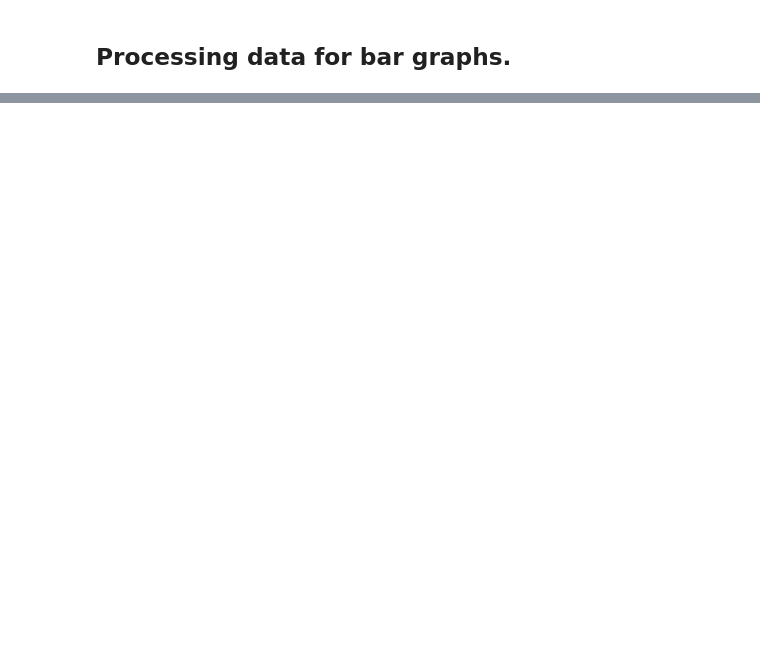
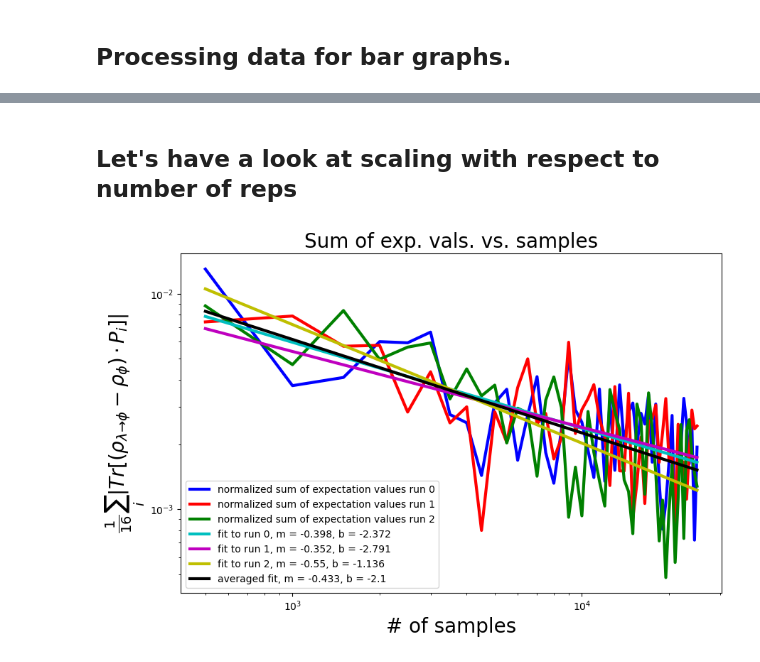
Before and after one commit to jaftergood/Noise_scaling, a Jupyter notebook: pauli_ns_example_workbook.ipynb, the cells around one changed output, grey strips where cells are left out. Drawn from its saved outputs; the diff is of its cells as text; code cells hidden in the pictures; blank space fills up the shorter version.

```diff
--- a/pauli_ns_example_workbook.ipynb
+++ b/pauli_ns_example_workbook.ipynb
@@ -294,0 +318,2 @@ plt.show()
+# %% [markdown]
+## Let's have a look at scaling with respect to number of reps
@@ -294,0 +331,5 @@ plt.show()
+# %%
+for m, n in enumerate(rep_vector):
+    p_noise_list[m].run_experiment(n, trotter_steps)
+    p_noise_list_1[m].run_experiment(n, trotter_steps)
+    p_noise_list_2[m].run_experiment(n, trotter_steps)
@@ -294,0 +349,4 @@ plt.show()
+# %%
+no_mit_phi = p_noise_list[-1].evolve_target_without_mitigation(den0x_vec)
+no_mit_phi_1 = p_noise_list_1[-1].evolve_target_without_mitigation(den0x_vec)
+no_mit_phi_2 = p_noise_list_2[-1].evolve_target_without_mitigation(den0x_vec)
@@ -294,0 +367,55 @@ plt.show()
+# %%
+summed_output = []
+summed_output_1 = []
+summed_output_2 = []
+for rep, out, out1, out2 in zip(rep_vector, outcome_app_list, outcome_app_list_1, outcome_app_list_2):
+    k = sum([np.abs(i[1] - j[1]) for i, j in zip(out, outcome_phi_chk)])
+    k1 = sum([np.abs(i[1] - j[1]) for i, j in zip(out1, outcome_phi_chk)])
+    k2 = sum([np.abs(i[1] - j[1]) for i, j in zip(out2, outcome_phi_chk)])
+    summed_output.append((rep, k))
+    summed_output_1.append((rep, k1))
+    summed_output_2.append((rep, k2))
+# %%
+# bw = 'white'
+bw = 'black'
+
+fig, axes = plt.subplots(1,1, figsize=(9,6))
+
+axes.plot([s[0] for s in summed_output], [s[1]/16 for s in summed_output],'-b',linewidth=3, label='normalized sum of expectation values run 0')
+axes.plot([s[0] for s in summed_output_1], [s[1]/16 for s in summed_output_1],'-r',linewidth=3, label='normalized sum of expectation values run 1')
+axes.plot([s[0] for s in summed_output_2], [s[1]/16 for s in summed_output_2],'-g',linewidth=3, label='normalized sum of expectation values run 2')
+
+''' Best fit lines '''
+fit_line_0 = np.polyfit([np.log(out[0]) for out in summed_output],[np.log(out[1]/16) for out in summed_output], deg = 1)
+axes.plot([s[0] for s in summed_output], [np.exp(fit_line_0[0]*np.log(s[0]) + fit_line_0[1]) for s in summed_output], linewidth=3, color='c',
+            label=f'fit to run 0, m = {np.round(fit_line_0[0], 3)}, b = {np.round(fit_line_0[1], 3)}')
+
+fit_line_1 = np.polyfit([np.log(out[0]) for out in summed_output_1],[np.log(out[1]/16) for out in summed_output_1], deg = 1)
+axes.plot([s[0] for s in summed_output_1], [np.exp(fit_line_1[0]*np.log(s[0]) + fit_line_1[1]) for s in summed_output_1], linewidth=3, color='m',
+            label=f'fit to run 1, m = {np.round(fit_line_1[0], 3)}, b = {np.round(fit_line_1[1], 3)}')
+
+fit_line_2 = np.polyfit([np.log(out[0]) for out in summed_output_2],[np.log(out[1]/16) for out in summed_output_2], deg = 1)
+axes.plot([s[0] for s in summed_output_2], [np.exp(fit_line_2[0]*np.log(s[0]) + fit_line_2[1]) for s in summed_output_2], linewidth=3, color='y',
+            label=f'fit to run 2, m = {np.round(fit_line_2[0], 3)}, b = {np.round(fit_line_2[1], 3)}')
+
+''' Averaged best fit line '''
+emm = (fit_line_0[0] + fit_line_1[0] + fit_line_2[0])/3
+bee = (fit_line_0[1] + fit_line_1[1] + fit_line_2[1])/3
+axes.plot([s[0] for s in summed_output_2], [np.exp(emm*np.log(s[0]) + bee) for s in summed_output_2], linewidth=3, color='k',
+            label=f'averaged fit, m = {np.round(emm, 3)}, b = {np.round(bee, 3)}')
+np.set_printoptions(precision=3)
+axes.set_yscale('log')
+axes.set_xscale('log')
+
+axes.legend()
+
+axes.set_title(r'Sum of exp. vals. vs. samples', fontsize=20, color=bw)
+
+axes.set_xlabel(r'# of samples', fontsize=20, color=bw)
+axes.set_ylabel(r'$\frac{1}{16}\sum_i |Tr[(\rho_{\lambda \to \phi} - \rho_{\phi})\cdot P_i]|$', fontsize=20, color=bw)
+axes.tick_params(colors=bw, which='both')  # 'both' refers to minor and major axes
+
+fig.tight_layout()
+plt.show()
+# %% [output]
+[figure, added]
```
Also changed, not shown: parts of 34 cells of this notebook, 10 other files.
